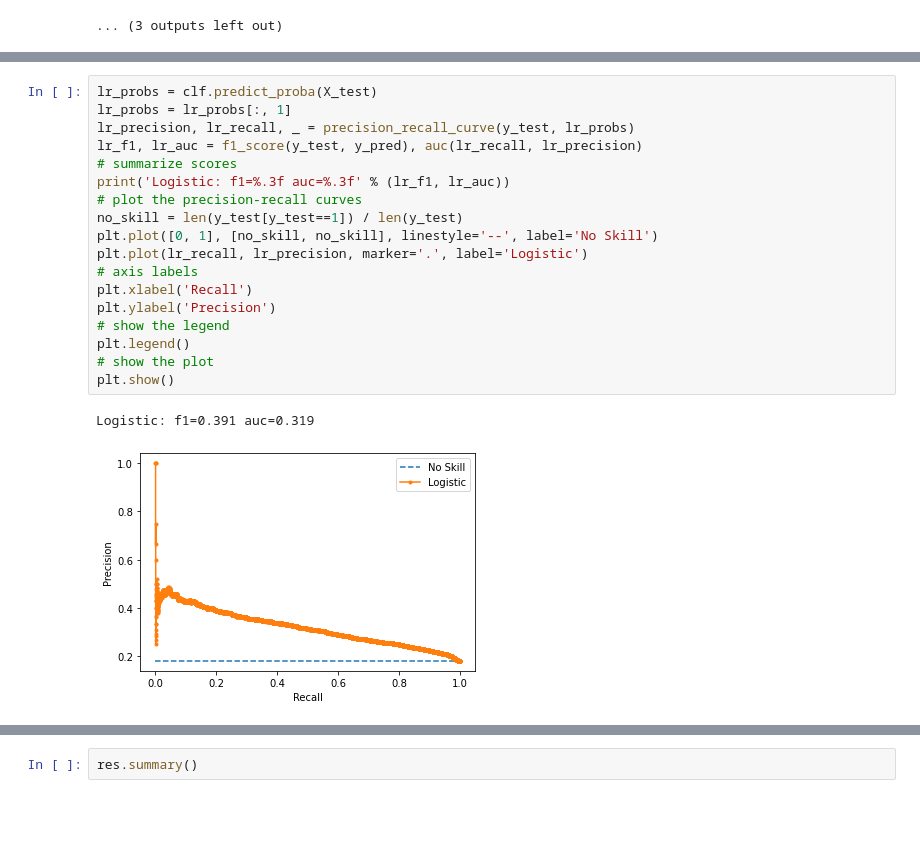
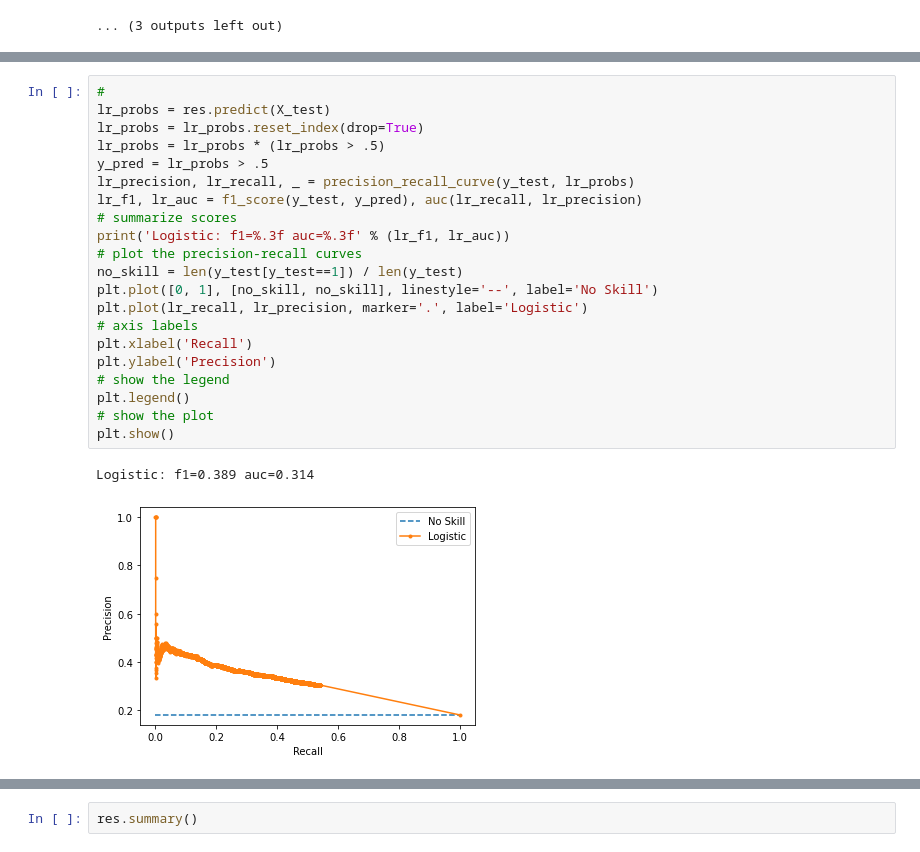
Before and after one commit to MarlonFacey/LoanDataLogReg, a Jupyter notebook: Loan Data EDA.ipynb, the cells around one changed output, grey strips where cells are left out. Drawn from its saved outputs; the diff is of its cells as text; blank space fills up the shorter version.

```diff
--- a/Loan Data EDA.ipynb
+++ b/Loan Data EDA.ipynb
@@ -323,21 +308,24 @@ array([[-2.86573998e+00,  3.08374255e-01,  2.15205555e-01,
 # %%
-lr_probs = clf.predict_proba(X_test)
-lr_probs = lr_probs[:, 1]
+#
+lr_probs = res.predict(X_test)
+lr_probs = lr_probs.reset_index(drop=True)
+lr_probs = lr_probs * (lr_probs > .5)
+y_pred = lr_probs > .5
 lr_precision, lr_recall, _ = precision_recall_curve(y_test, lr_probs)
 lr_f1, lr_auc = f1_score(y_test, y_pred), auc(lr_recall, lr_precision)
 # summarize scores
 print('Logistic: f1=%.3f auc=%.3f' % (lr_f1, lr_auc))
 # plot the precision-recall curves
 no_skill = len(y_test[y_test==1]) / len(y_test)
 plt.plot([0, 1], [no_skill, no_skill], linestyle='--', label='No Skill')
 plt.plot(lr_recall, lr_precision, marker='.', label='Logistic')
 # axis labels
 plt.xlabel('Recall')
 plt.ylabel('Precision')
 # show the legend
 plt.legend()
 # show the plot
 plt.show()
 # %% [output]
-Logistic: f1=0.391 auc=0.319
+Logistic: f1=0.389 auc=0.314
-[figure, old version]
+[figure, new version]
```
Also changed, not shown: parts of 40 cells of this notebook.
